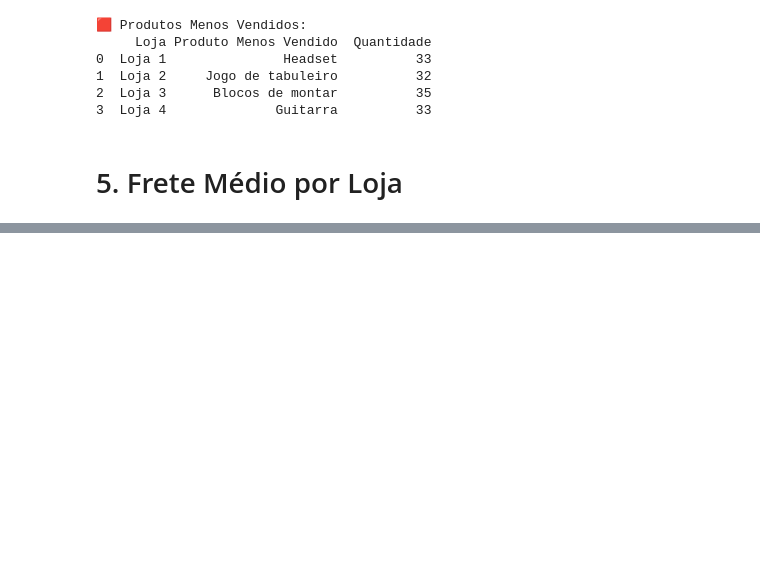
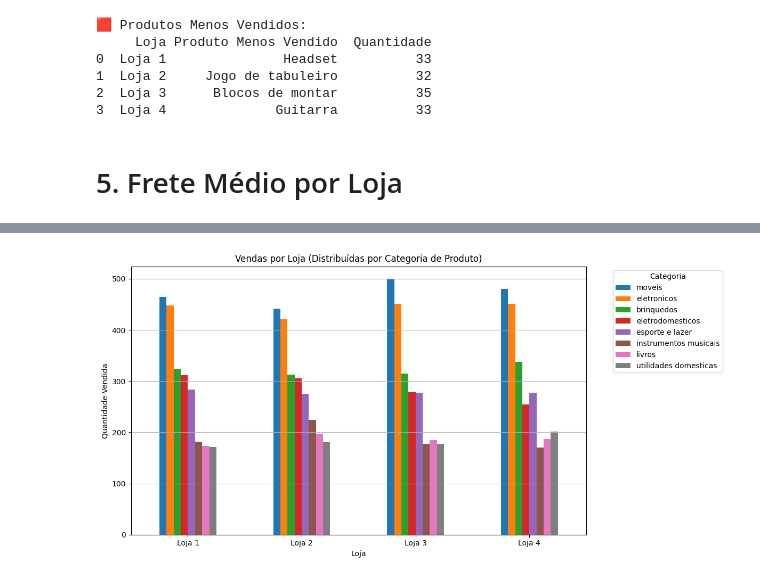
Before and after one commit to mouratsm/challenge1-data-science, a Jupyter notebook: AluraStoreBr_(1).ipynb, the cells around one changed output, grey strips where cells are left out. Saved outputs shown, nothing was run; the diff lists cells and outputs as text; code cells hidden in the pictures; blank space fills up the shorter version.

```diff
--- a/AluraStoreBr_(1).ipynb
+++ b/AluraStoreBr_(1).ipynb
@@ -155,0 +194,14 @@ print(tabela_menos_vendidos)
+# %%
+
+vendas_por_categoria.T.plot(kind="bar", figsize=(12, 6))
+
+plt.title("Vendas por Loja (Distribuídas por Categoria de Produto)")
+plt.xlabel("Loja")
+plt.ylabel("Quantidade Vendida")
+plt.xticks(rotation=0)
+plt.grid(axis='y')
+plt.legend(title="Categoria", bbox_to_anchor=(1.05, 1), loc='upper left')
+plt.tight_layout()
+plt.show()
+# %% [output]
+[figure, added]
```
Also changed, not shown: parts of 4 cells of this notebook.
